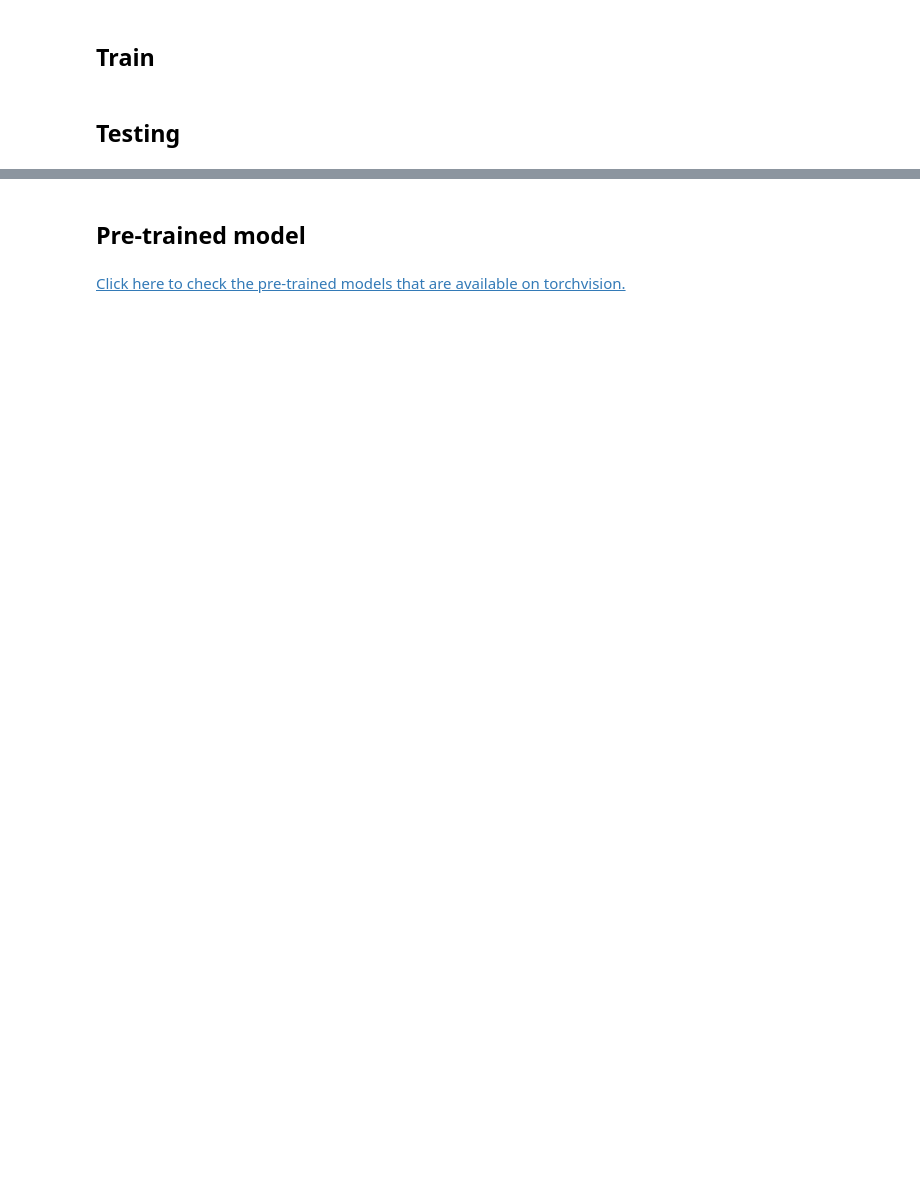
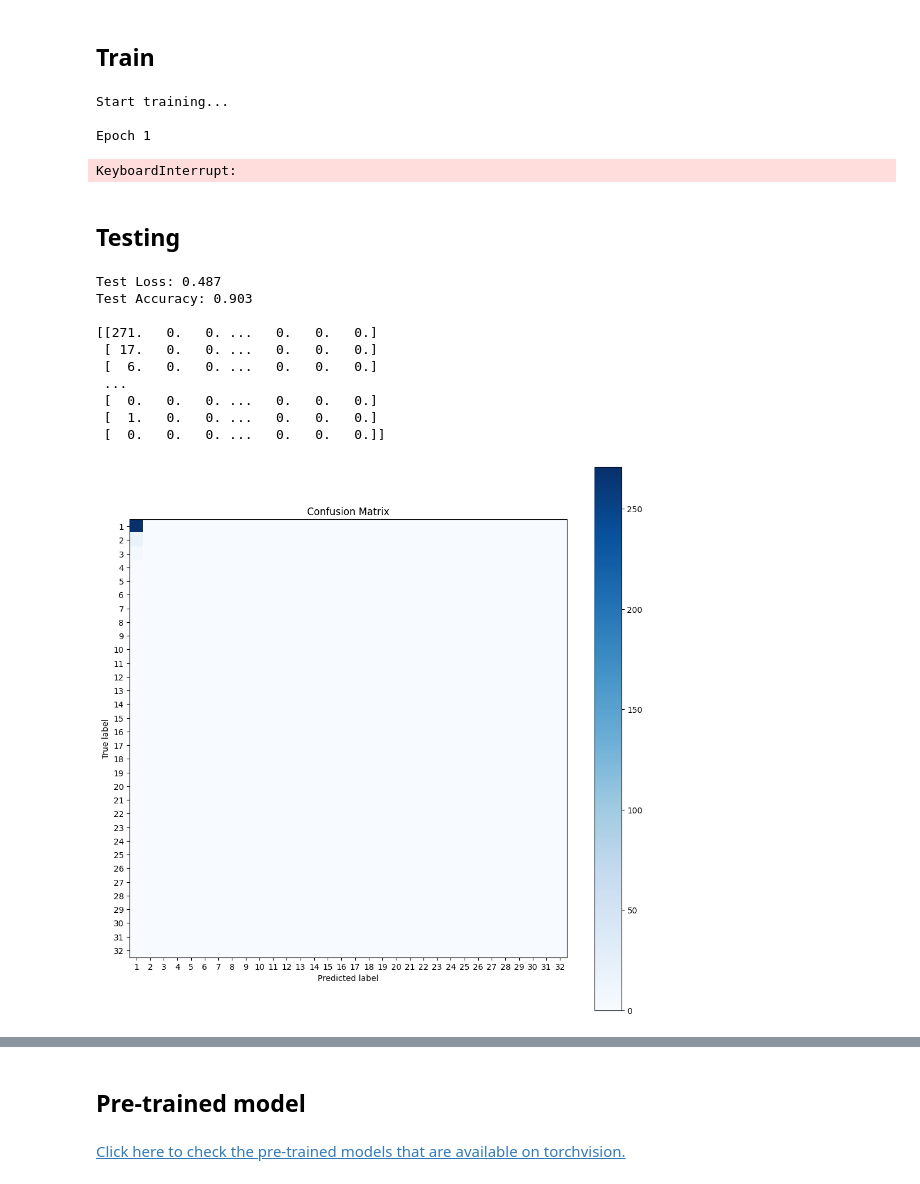
Before and after one commit to Johnny-droid/Lego-Image-Detector, a Jupyter notebook: p2/task2.ipynb, the cells around one changed output, grey strips where cells are left out. Cells and saved outputs as stored; diff of their text form; code cells hidden in the pictures; blank space fills up the shorter version.

```diff
--- a/p2/task2.ipynb
+++ b/p2/task2.ipynb
@@ -230,7 +328,7 @@ try:
 except FileExistsError:
     pass
 # %%
-def epoch_iter(dataloader, model, loss_fn, optimizer=None, is_train=True):
+def epoch_iter(dataloader, model, loss_fn, optimizer=None, is_train=True, preds=[], labels=[]):
     if is_train:
       assert optimizer is not None, "When training, please provide an optimizer."
 
@@ -246,8 +344,6 @@ def epoch_iter(dataloader, model, loss_fn, optimizer=None, is_train=True):
       model.eval()
 
     total_loss = 0.0
-    preds = []
-    labels = []
 
     with torch.set_grad_enabled(is_train):
       for batch, (X, y) in enumerate(tqdm(dataloader)):
@@ -341,22 +437,70 @@ model_name = 'custom_CNN'
 
 # Define loss function and optimizer
 loss_fn = nn.CrossEntropyLoss()
-optimizer_custom = torch.optim.SGD(model.parameters(), lr=0.1)
+optimizer_custom = torch.optim.SGD(model.parameters(), lr=0.01)
 
 custom_train_history, custom_val_history = train(model, model_name, num_epochs, train_dataloader, validation_dataloader, loss_fn, optimizer_custom)
 
 plotTrainingHistory(custom_train_history, custom_val_history)
+# %% [output]
+Start training...
+
+Epoch 1
+KeyboardInterrupt:
 # %% [markdown]
 ## Testing
+# %%
+# Display the confusion matrix exactly as received from the sklearn library
+def display_confusion_matrix(confusion_matrix):
+    plt.figure(figsize=(12, 12))
+    plt.imshow(confusion_matrix, interpolation='nearest', cmap=plt.get_cmap('Blues'))
+    plt.title('Confusion Matrix')
+    plt.colorbar()
+    plt.ylabel('True label')
+    plt.xlabel('Predicted label')
+    # We will have at most 33 classes
+    plt.xticks(range(0, 32))
+    plt.yticks(range(0, 32))
+    # The padding should be set to 0
+    plt.gca().set_xticklabels([str(x) for x in range(1, 33)])
+    plt.gca().set_yticklabels([str(x) for x in range(1, 33)])
+    plt.show()
+
+def buildConfusionMatrix(preds, labels):
+    # We will build our custom confusion matrix with 32 classes
+    confusion_matrix = np.zeros((32, 32))
+    for i in range(len(preds)):
+        confusion_matrix[labels[i]-1, preds[i]-1] += 1
+    return confusion_matrix
 # %%
 # Load model
 model = ConvolutionalNeuralNetwork().to(device)
 checkpoint = torch.load("models/" + model_name + '_best_model.pth')
 model.load_state_dict(checkpoint['model'])
 
 # Test model
-# test_loss, test_acc = epoch_iter(test_dataloader, model, loss_fn, is_train=False)
-# print(f"\nTest Loss: {test_loss:.3f} \nTest Accuracy: {test_acc:.3f}")
+preds = []
+labels = []
+test_loss, test_acc = epoch_iter(test_dataloader, model, loss_fn, is_train=False, preds=preds, labels=labels)
+print(f"\nTest Loss: {test_loss:.3f} \nTest Accuracy: {test_acc:.3f}\n")
+
+# Confusion matrix with the number in each cell
+confusion_matrix = buildConfusionMatrix(preds, labels)
+print(confusion_matrix)
+# Display confusion matrix
+display_confusion_matrix(confusion_matrix)
+# %% [output]
+Test Loss: 0.487
+Test Accuracy: 0.903
+
+[[271.   0.   0. ...   0.   0.   0.]
+ [ 17.   0.   0. ...   0.   0.   0.]
+ [  6.   0.   0. ...   0.   0.   0.]
+ ...
+ [  0.   0.   0. ...   0.   0.   0.]
+ [  1.   0.   0. ...   0.   0.   0.]
+ [  0.   0.   0. ...   0.   0.   0.]]
+[figure, added]
 # %%
 def showErrors(model, dataloader, num_examples=20):
     plt.figure(figsize=(15, 15))
```
Also changed, not shown: parts of 6 cells of this notebook.
